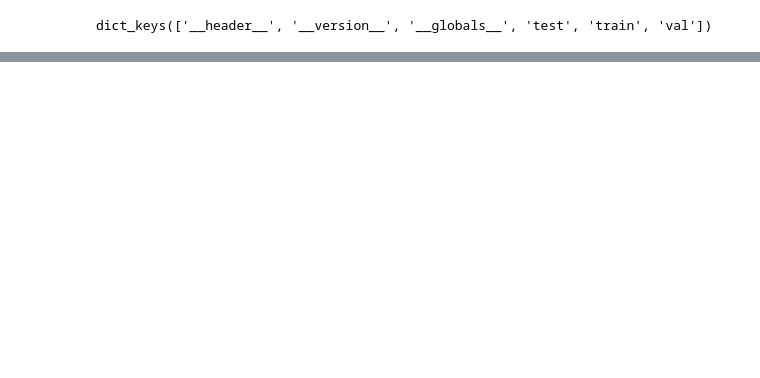
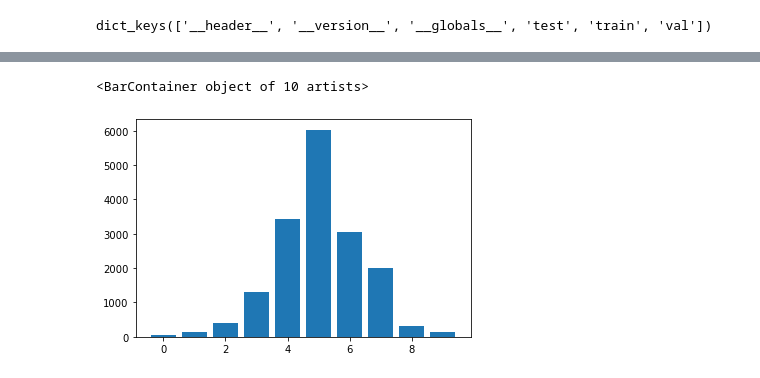
Before and after one commit to Boro2001/emotion-recognition, a Jupyter notebook: data-preparation.ipynb, the cells around one changed output, grey strips where cells are left out. Saved outputs shown, nothing was run; the diff lists cells and outputs as text; code cells hidden in the pictures; blank space fills up the shorter version.

```diff
--- a/data-preparation.ipynb
+++ b/data-preparation.ipynb
@@ -70,0 +42,11 @@ Found 7066 images belonging to 7 classes.
+# %%
+train['bbox'] = train.apply(lambda x: x['person'][0][0][0][0], axis=1)
+train['paths'] = paths
+train['discrete_emotion'] = train.apply(lambda x: [x['person'][0][0][1][0][0][0][0][0][0]] if (len(x['person'][0][0][1][0][0][0][0]) == 1) else [x['person'][0][0][1][0][0][0][0][0][0], x['person'][0][0][1][0][0][0][0][1][0]] if (len(x['person'][0][0][1][0][0][0][0]) == 2) else [x['person'][0][0][1][0][0][0][0][0][0], x['person'][0][0][1][0][0][0][0][1][0], x['person'][0][0][1][0][0][0][0][2][0]] , axis=1)
+train['continous_emotion'] = train.apply(lambda x: [x['person'][0][0][2][0][0][0][0][0], x['person'][0][0][2][0][0][1][0][0], x['person'][0][0][2][0][0][2][0][0]], axis=1)
+# %%
+train.drop(columns = {"filename", "folder", "image_size", "original_database", "person"}, axis=1, inplace=True)
+# %%
+print(type(train['continous_emotion'][279][0]) == np.float64)
+# drop all rows where any of the emotions is NaN
+train = train[~train['continous_emotion'].apply(lambda x: np.isnan(x).any())]
@@ -70,0 +87,9 @@ Found 7066 images belonging to 7 classes.
+# %%
+continous_emotion_valance = [0,0,0,0,0,0,0,0,0,0]
+for row, emotion in train.iterrows():
+        continous_emotion_valance[emotion['continous_emotion'][0]-1] += 1
+# plot the distribution of the emotions and label them
+plt.bar(range(len(continous_emotion_valance)), continous_emotion_valance)
+# %% [output]
+<BarContainer object of 10 artists>
+[figure, added]
```
Also changed, not shown: parts of 17 cells of this notebook, 2 other files.
